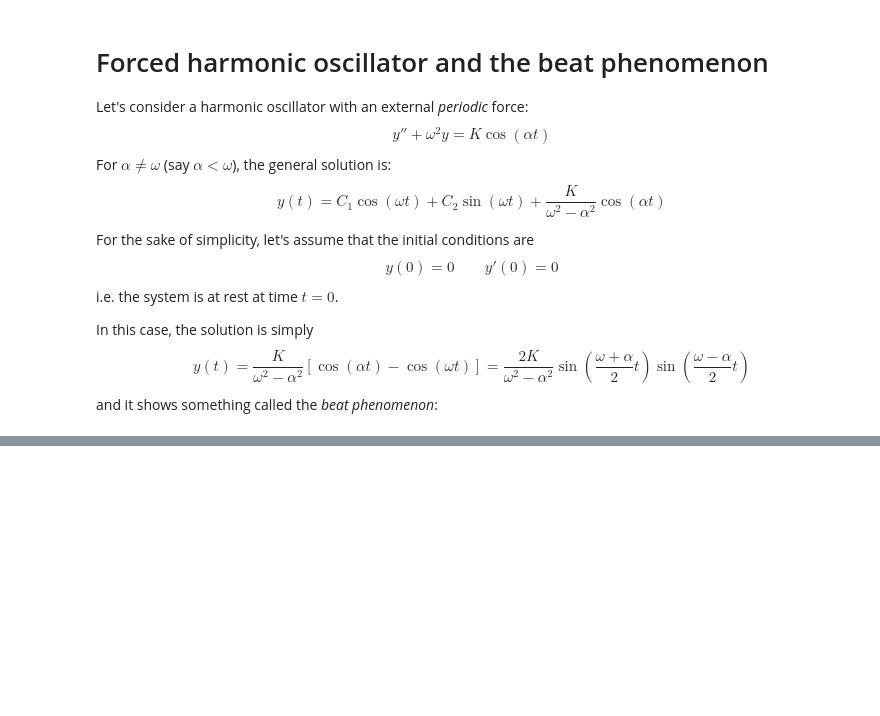
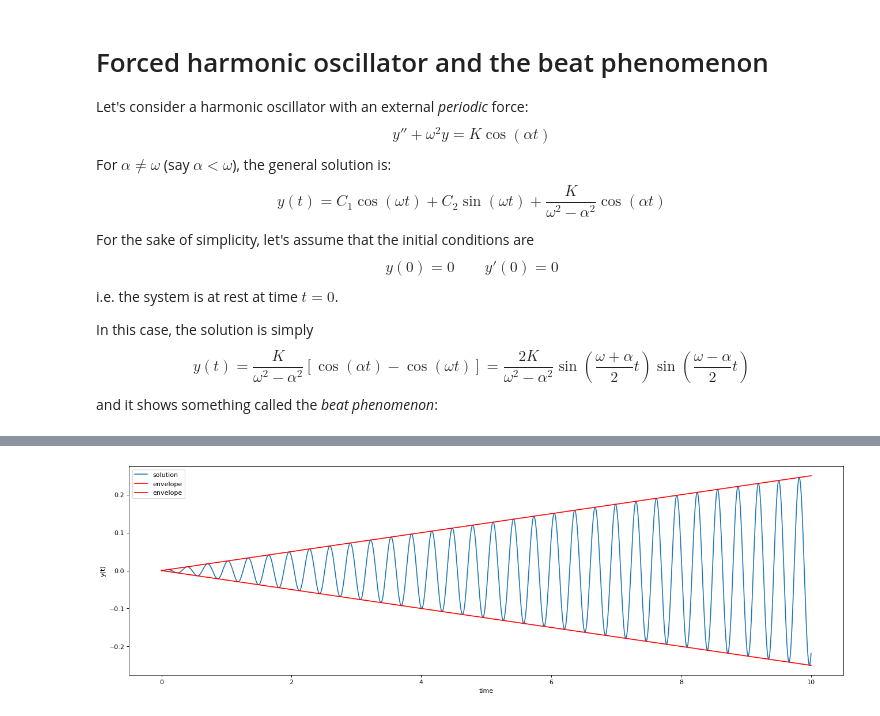
Before and after one commit to mathemanu/MATH3406-Diff.Eq.2, a Jupyter notebook: Spring.ipynb, the cells around one changed output, grey strips where cells are left out. Drawn from its saved outputs; the diff is of its cells as text; code cells hidden in the pictures; blank space fills up the shorter version.

```diff
--- a/Spring.ipynb
+++ b/Spring.ipynb
@@ -54,0 +99,20 @@ Audio(ysol, rate=20000)
+# %%
+T = 10 ## final time T
+K = 1 ## amplitude
+w = 20 ## frequency
+
+tspan = np.linspace(0, T, 100000)
+ysol = K/(w*2)*tspan*np.sin(w*tspan)
+
+
+figure(figsize=(20, 6), dpi=80)
+plt.plot(tspan,ysol)
+plt.plot(tspan, K/(2*w)*tspan, 'r')
+plt.plot(tspan, -K/(2*w)*tspan, 'r')
+plt.legend(['solution','envelope','envelope'])
+plt.xlabel('time')
+plt.ylabel('y(t)')
+
+plt.show()
+# %% [output]
+[figure, added]
```
Also changed, not shown: parts of 7 cells of this notebook.
